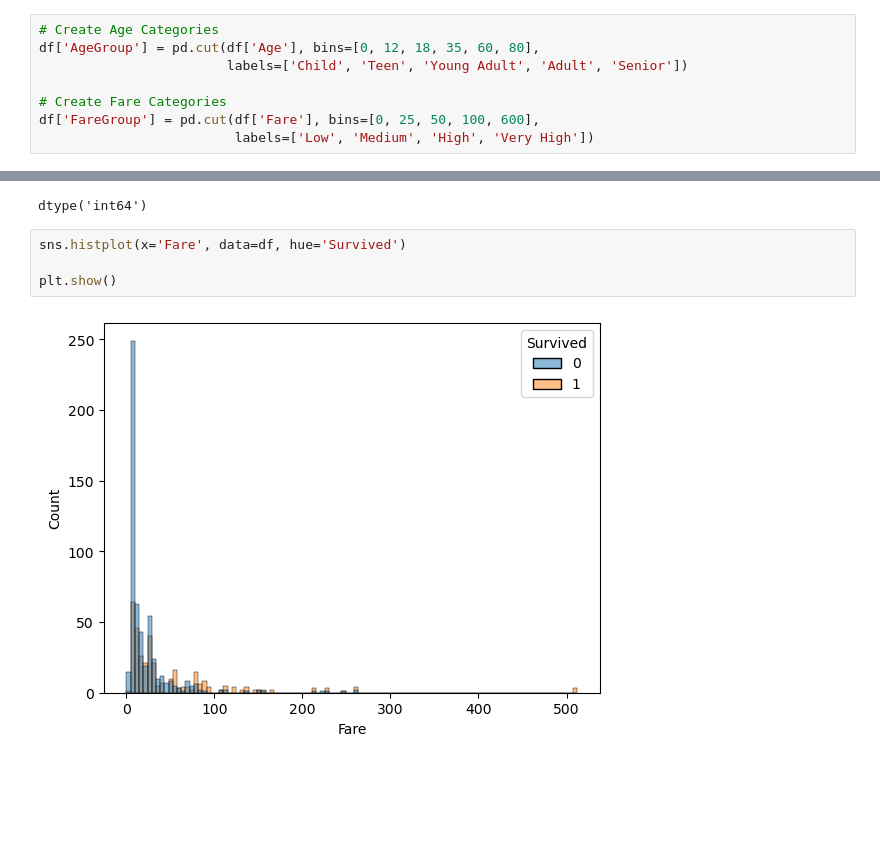
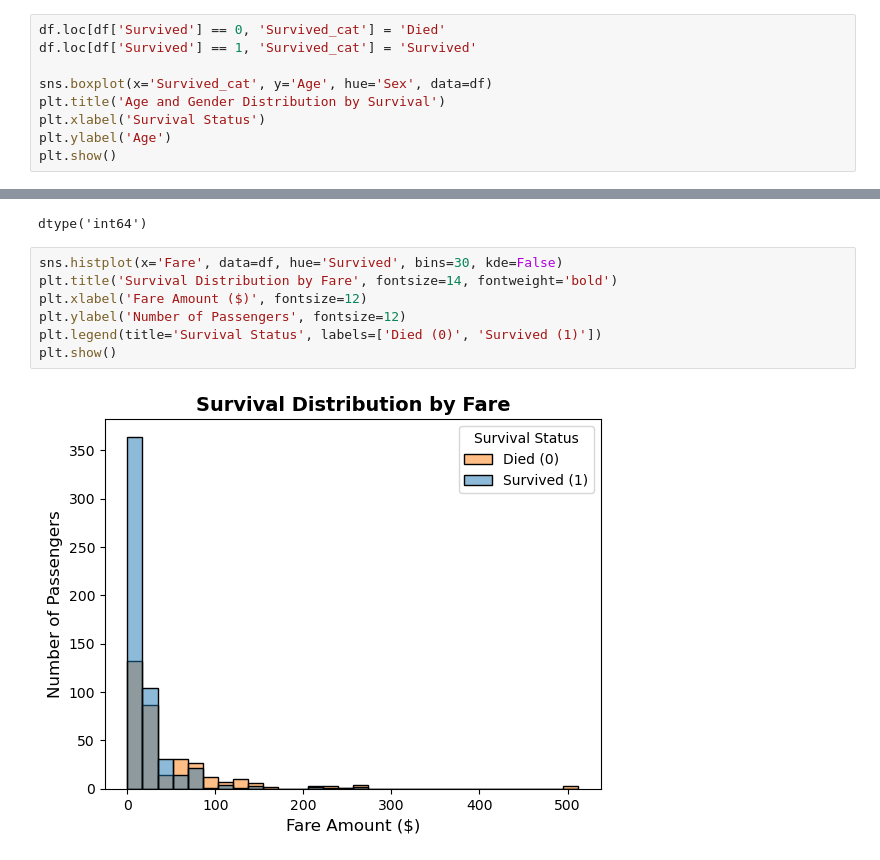
Before and after one commit to quayshen/Data_Visualization_And_Modeling, a Jupyter notebook: Lab/2.3 Visualizing Relationships Between Categorical Features Lab.ipynb, the cells around one changed output, grey strips where cells are left out. Drawn from its saved outputs; the diff is of its cells as text; blank space fills up the shorter version.

```diff
--- a/Lab/2.3 Visualizing Relationships Between Categorical Features Lab.ipynb
+++ b/Lab/2.3 Visualizing Relationships Between Categorical Features Lab.ipynb
@@ -59,10 +59,11 @@ plt.show()
 [figure]
 [figure]
 # %%
-# Create Age Categories
-df['AgeGroup'] = pd.cut(df['Age'], bins=[0, 12, 18, 35, 60, 80],
-                        labels=['Child', 'Teen', 'Young Adult', 'Adult', 'Senior'])
+df.loc[df['Survived'] == 0, 'Survived_cat'] = 'Died'
+df.loc[df['Survived'] == 1, 'Survived_cat'] = 'Survived'
 
-# Create Fare Categories
-df['FareGroup'] = pd.cut(df['Fare'], bins=[0, 25, 50, 100, 600],
-                         labels=['Low', 'Medium', 'High', 'Very High'])
+sns.boxplot(x='Survived_cat', y='Age', hue='Sex', data=df)
+plt.title('Age and Gender Distribution by Survival')
+plt.xlabel('Survival Status')
+plt.ylabel('Age')
+plt.show()
@@ -71,9 +74,12 @@ df['Survived'].dtype
 # %% [output]
 dtype('int64')
 # %%
-sns.histplot(x='Fare', data=df, hue='Survived')
-
+sns.histplot(x='Fare', data=df, hue='Survived', bins=30, kde=False)
+plt.title('Survival Distribution by Fare', fontsize=14, fontweight='bold')
+plt.xlabel('Fare Amount ($)', fontsize=12)
+plt.ylabel('Number of Passengers', fontsize=12)
+plt.legend(title='Survival Status', labels=['Died (0)', 'Survived (1)'])
 plt.show()
 # %% [output]
-[figure, old version]
+[figure, new version]
 # %%
```
Also changed, not shown: parts of 5 cells of this notebook.
